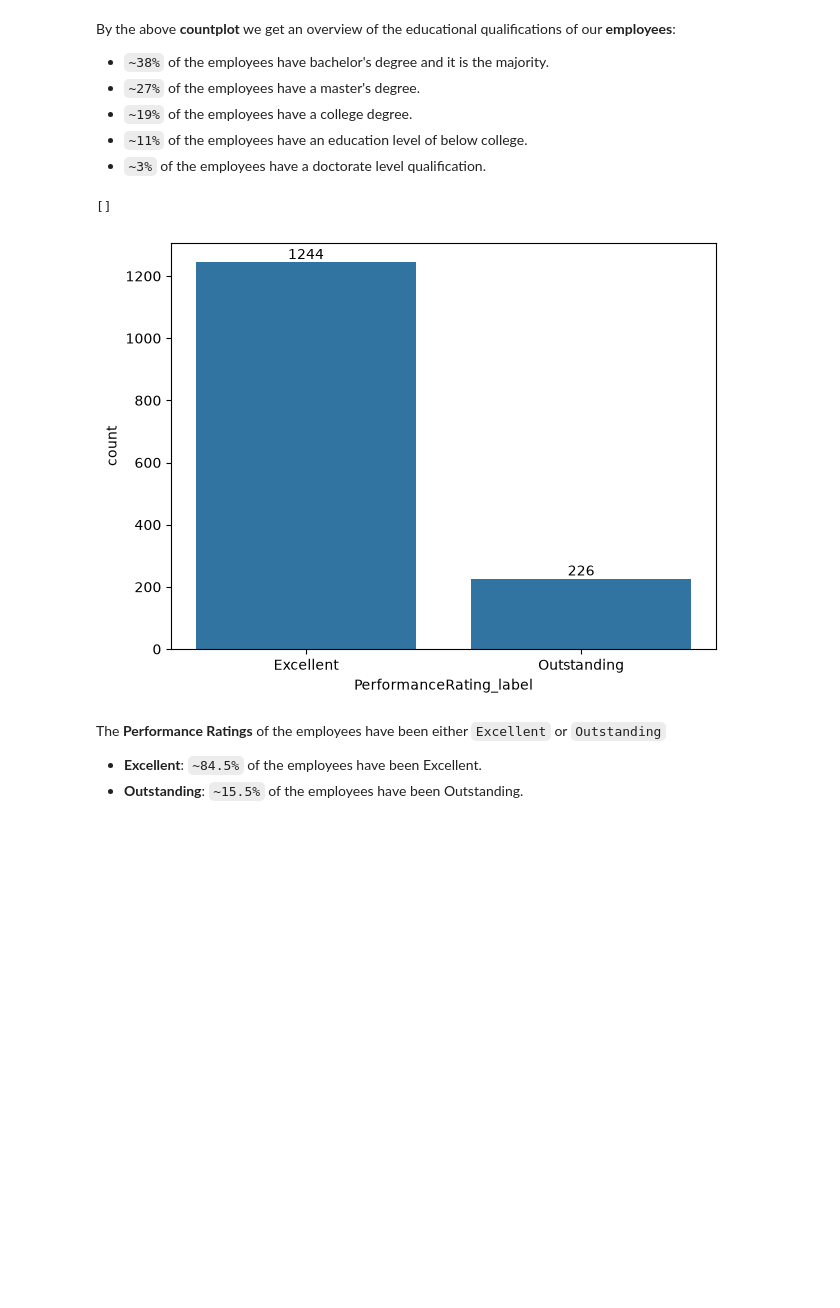
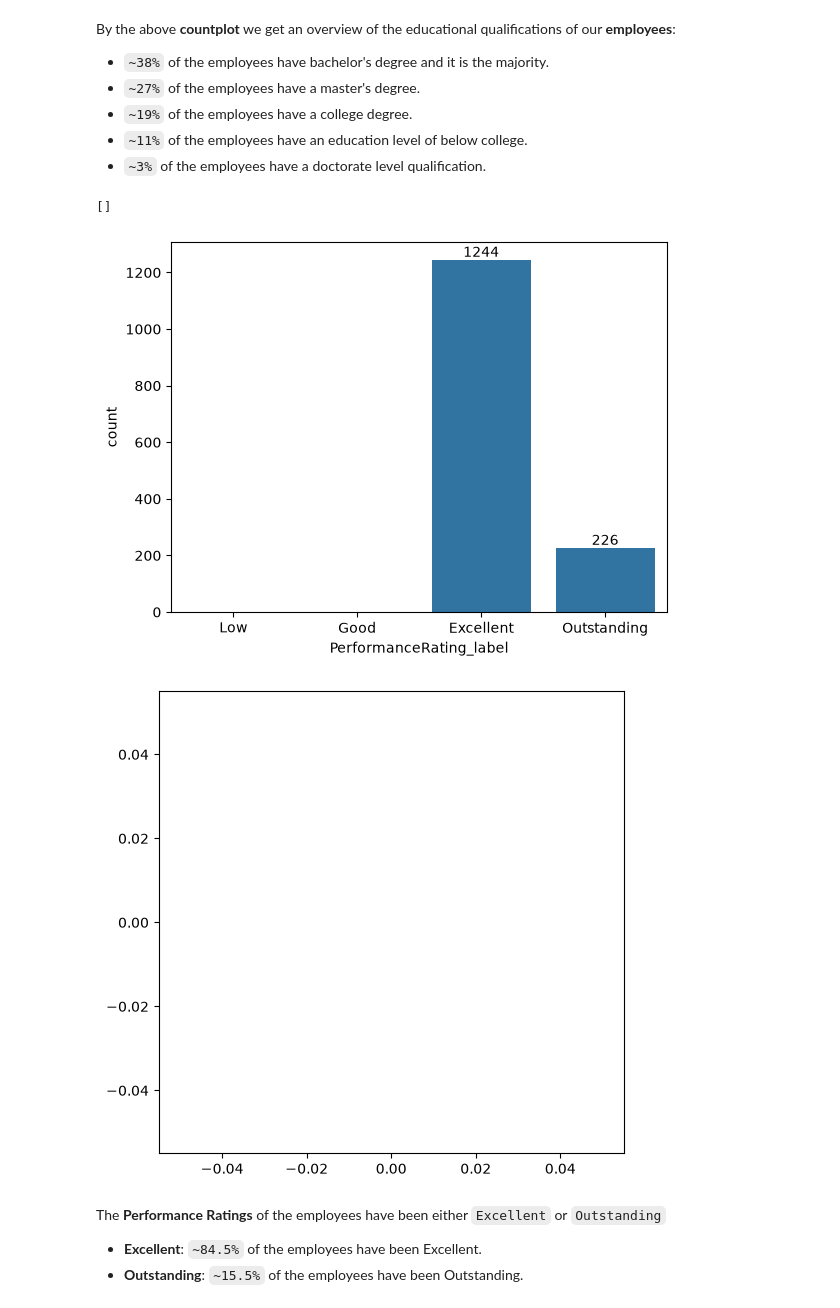
Before and after one commit to praveenkumar231205/ibm-hr-analytics-python, a Jupyter notebook: 01_eda_and_insights.ipynb, the cells around one changed output. Saved outputs shown, nothing was run; the diff lists cells and outputs as text; code cells hidden in the pictures; blank space fills up the shorter version.

```diff
--- a/01_eda_and_insights.ipynb
+++ b/01_eda_and_insights.ipynb
@@ -230,14 +231,15 @@ By the above **countplot** we get an overview of the educational qualifications
 # %%
 #Plotting for Performance Rating
 per_order=['Low','Good','Excellent','Outstanding']
 graph = sns.countplot(data= df, x='PerformanceRating_label', order=per_order)
 graph.bar_label(graph.containers[0])
-plt.Figure(figsize=(6,6))
+plt.figure(figsize=(6,6))
 plt.tight_layout()
 plt.plot()
 # %% [output]
 []
-[figure, old version]
+[figure, new version]
+[figure, added]
 # %% [markdown]
 The **Performance Ratings** of the employees have been either `Excellent` or `Outstanding`
 * **Excellent**: `~84.5%` of the employees have been Excellent.
```
Also changed, not shown: parts of 3 cells of this notebook.
